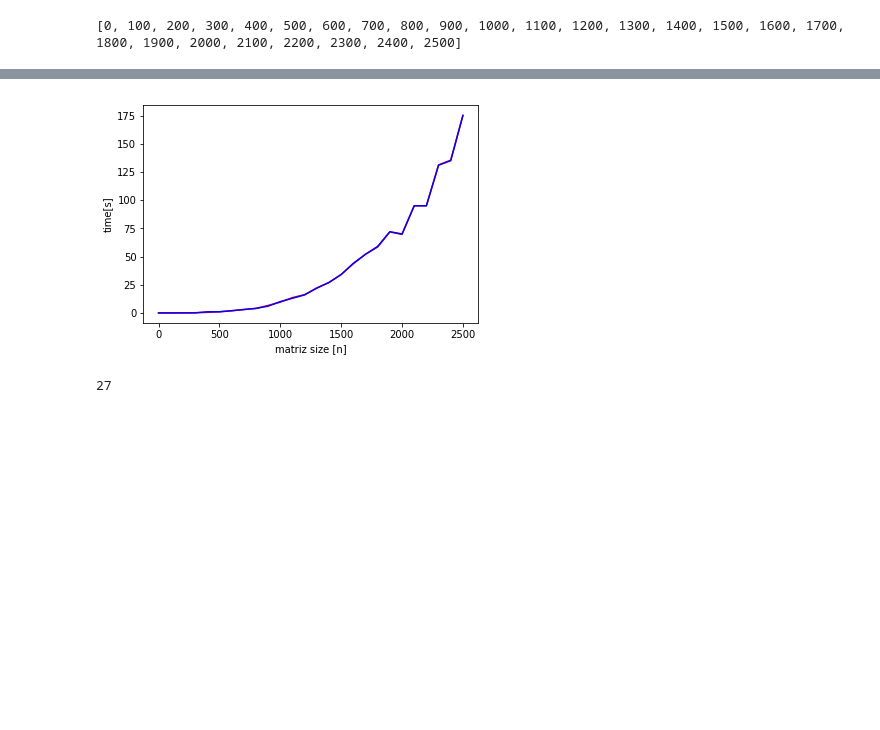
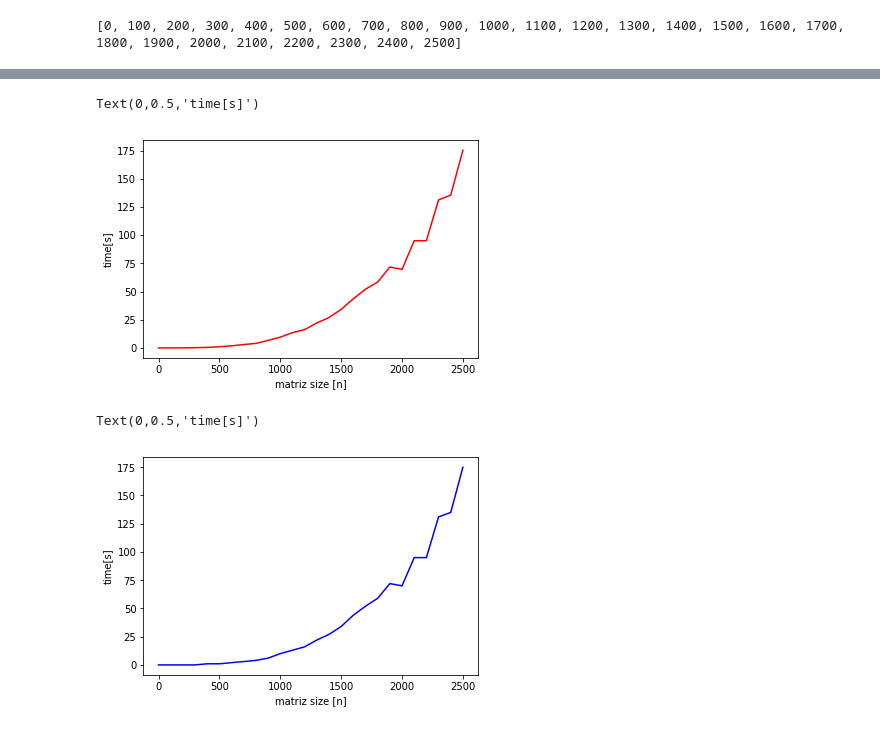
Before and after one commit to carlos4rias/HPC, a Jupyter notebook: Homeworks/Homework2/readme.ipynb, the cells around one changed output, grey strips where cells are left out. Saved outputs shown, nothing was run; the diff lists cells and outputs as text; code cells hidden in the pictures; blank space fills up the shorter version.

Commit message:
Graph

```diff
--- a/Homeworks/Homework2/readme.ipynb
+++ b/Homeworks/Homework2/readme.ipynb
@@ -511,12 +552,13 @@ seq_ompt = [i["OMP time"] for i in seq]
 plt.plot(sizes,seq_ompt, 'r')
 plt.xlabel('matriz size [n]')
 plt.ylabel('time[s]')
-plt.plot(sizes,seq_nt, 'b')
-plt.xlabel('matriz size [n]')
-plt.show()
 # %% [output]
+Text(0,0.5,'time[s]')
-[figure, old version]
+[figure, new version]
-# %%
-len(omp_ompt)
-# %% [output]
-27
+# %%
+plt.plot(sizes,seq_nt, 'b')
+plt.xlabel('matriz size [n]')
+plt.ylabel('time[s]')
+# %% [output]
+Text(0,0.5,'time[s]')
+[figure, added]
```
Also changed, not shown: parts of 14 cells of this notebook.
